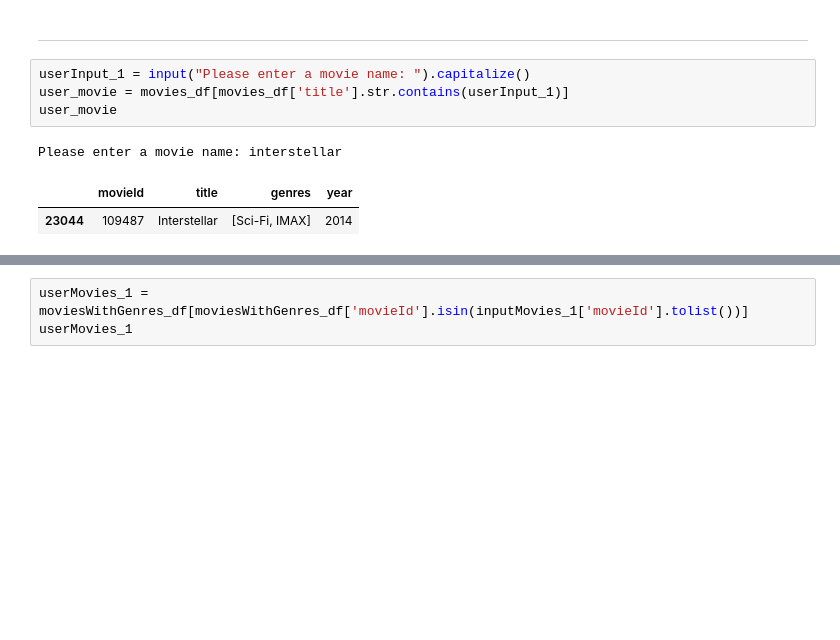
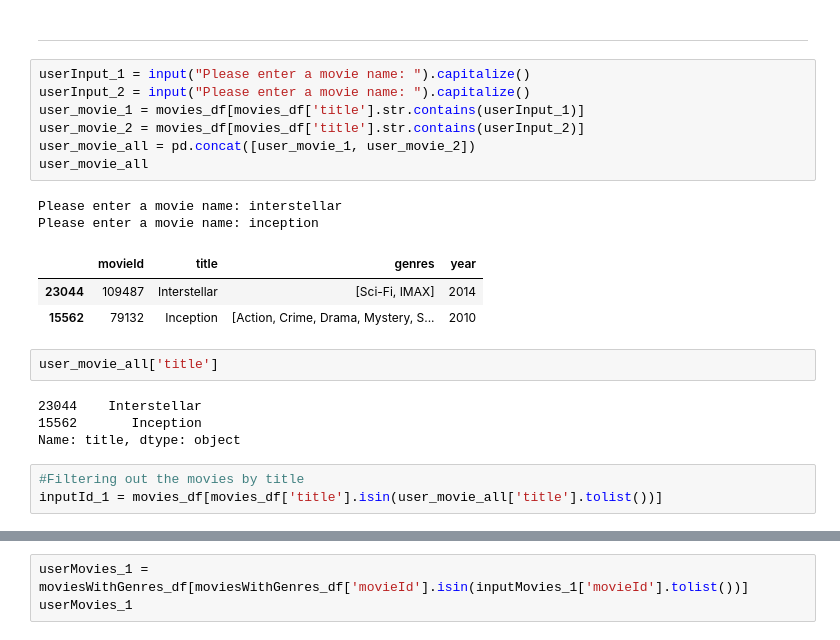
Before and after one commit to sushant822/ML-Recommendation-System, a Jupyter notebook: ML-Recommendation System.ipynb, the cells around one changed output, grey strips where cells are left out. Cells and saved outputs as stored; diff of their text form; blank space fills up the shorter version.

```diff
--- a/ML-Recommendation System.ipynb
+++ b/ML-Recommendation System.ipynb
@@ -269,9 +269,23 @@ movies_df.loc[movies_df['movieId'].isin(recommendationTable_df.head(20).keys())]
 ---------
 # %%
 userInput_1 = input("Please enter a movie name: ").capitalize()
-user_movie = movies_df[movies_df['title'].str.contains(userInput_1)]
-user_movie
+userInput_2 = input("Please enter a movie name: ").capitalize()
+user_movie_1 = movies_df[movies_df['title'].str.contains(userInput_1)]
+user_movie_2 = movies_df[movies_df['title'].str.contains(userInput_2)]
+user_movie_all = pd.concat([user_movie_1, user_movie_2])
+user_movie_all
 # %% [output]
 Please enter a movie name: interstellar
+Please enter a movie name: inception
 |  | movieId | title | genres | year |
 | 23044 | 109487 | Interstellar | [Sci-Fi, IMAX] | 2014 |
+| 15562 | 79132 | Inception | [Action, Crime, Drama, Mystery, S... | 2010 |
+# %%
+user_movie_all['title']
+# %% [output]
+23044    Interstellar
+15562       Inception
+Name: title, dtype: object
+# %%
+#Filtering out the movies by title
+inputId_1 = movies_df[movies_df['title'].isin(user_movie_all['title'].tolist())]
```
Also changed, not shown: parts of 3 cells of this notebook.
